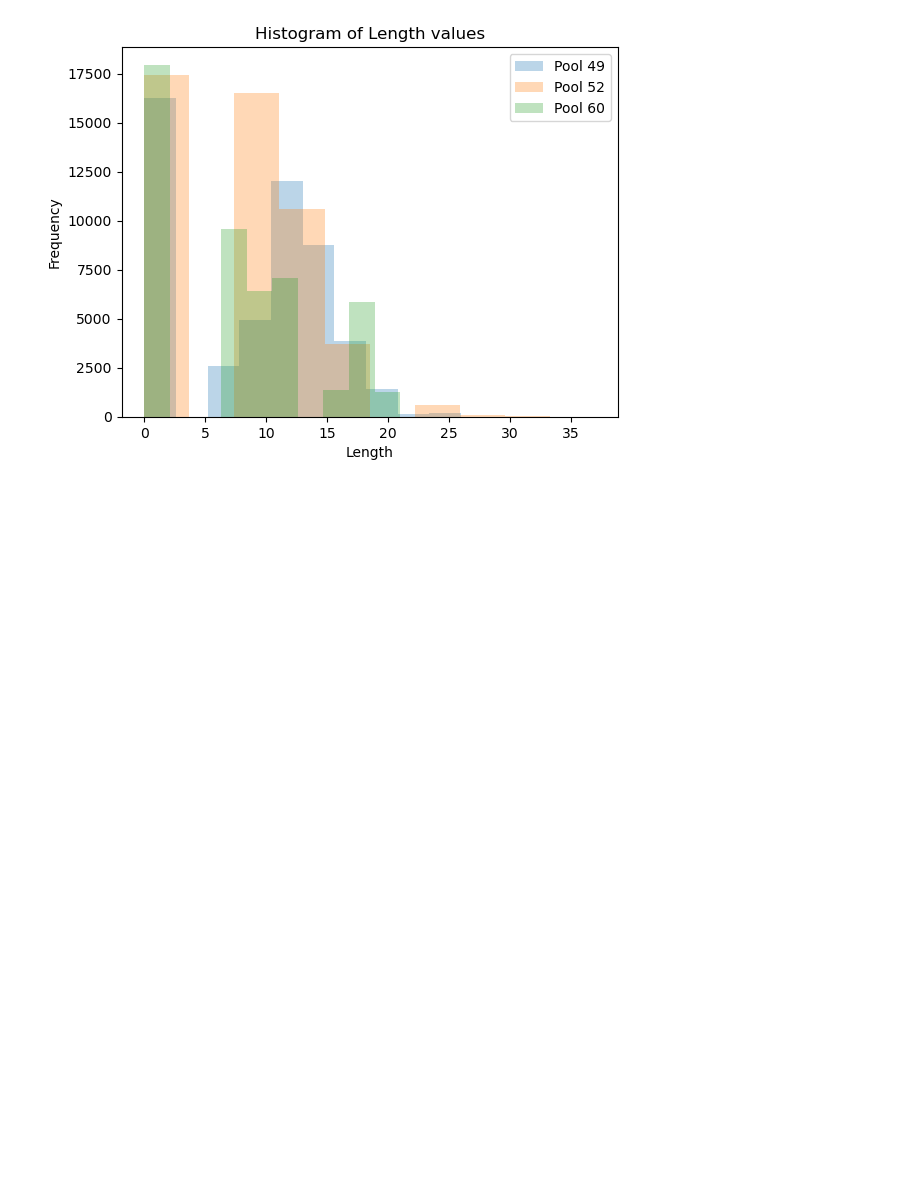
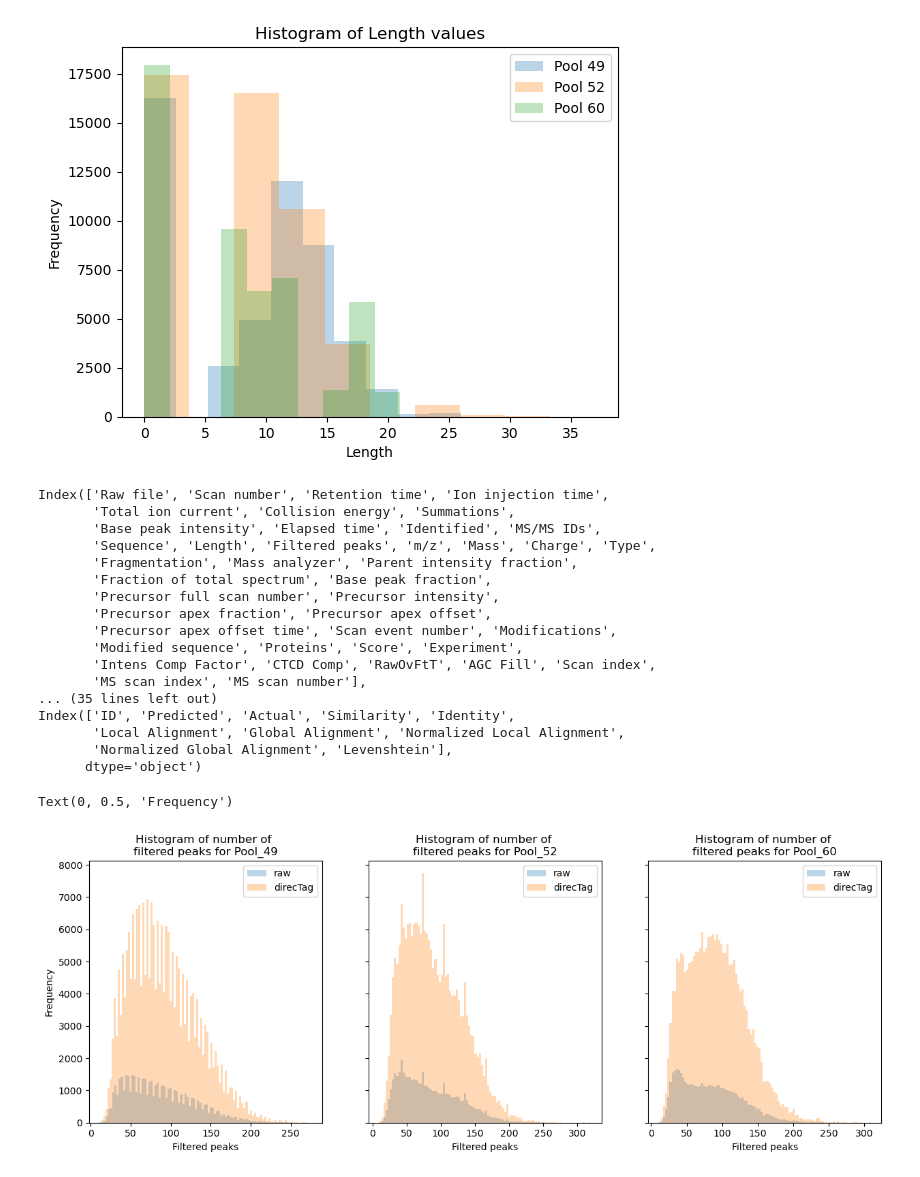
Before and after one commit to LukasStonie/PeptideDeNovoSequencing, a Jupyter notebook: Pipeline/Analysis/DistributionPool.ipynb, the cells around one changed output. Cells and saved outputs as stored; diff of their text form; code cells hidden in the pictures; blank space fills up the shorter version.

Commit message:
implement algorithm score in analysis

```diff
--- a/Pipeline/Analysis/DistributionPool.ipynb
+++ b/Pipeline/Analysis/DistributionPool.ipynb
@@ -48,3 +110,45 @@ plt.legend()
 plt.show()
 # %% [output]
 [figure]
+# %%
+fig, ax = plt.subplots(1, 3, figsize=(15, 5), sharey=True)
+col = 0
+for pool in pools:
+        # Load the data
+        raw_data =pd.read_csv(
+                f"../../Data/Datasets/{pool}/Thermo_SRM_{pool}_01_01_3xHCD-1h-R2-tryptic/msmsScans.txt",
+                sep='\t', index_col=None)
+        print(raw_data.columns)
+        direcTag = pd.read_csv(
+                f"../../Data/ScoringResults/{pool}/direcTag_scored.tsv",
+                sep='\t', index_col=None)
+        print(direcTag.columns)
+        merged = pd.merge(direcTag, raw_data, left_on='ID', right_on='Scan number', how='inner')
+        ax[col].hist(raw_data['Filtered peaks'], bins=100, alpha=0.3, label='raw')
+        ax[col].hist(merged['Filtered peaks'], bins=100, alpha=0.3, label='direcTag')
+        ax[col].set_title('Histogram of number of \nfiltered peaks for ' + pool)
+        ax[col].set_xlabel('Filtered peaks')
+        ax[col].legend()
+        col+=1
+
+ax[0].set_ylabel('Frequency')
+# %% [output]
+Index(['Raw file', 'Scan number', 'Retention time', 'Ion injection time',
+       'Total ion current', 'Collision energy', 'Summations',
+       'Base peak intensity', 'Elapsed time', 'Identified', 'MS/MS IDs',
+       'Sequence', 'Length', 'Filtered peaks', 'm/z', 'Mass', 'Charge', 'Type',
+       'Fragmentation', 'Mass analyzer', 'Parent intensity fraction',
+       'Fraction of total spectrum', 'Base peak fraction',
+       'Precursor full scan number', 'Precursor intensity',
+       'Precursor apex fraction', 'Precursor apex offset',
+       'Precursor apex offset time', 'Scan event number', 'Modifications',
+       'Modified sequence', 'Proteins', 'Score', 'Experiment',
+       'Intens Comp Factor', 'CTCD Comp', 'RawOvFtT', 'AGC Fill', 'Scan index',
+       'MS scan index', 'MS scan number'],
+... (35 lines left out)
+Index(['ID', 'Predicted', 'Actual', 'Similarity', 'Identity',
+       'Local Alignment', 'Global Alignment', 'Normalized Local Alignment',
+       'Normalized Global Alignment', 'Levenshtein'],
+      dtype='object')
+Text(0, 0.5, 'Frequency')
+[figure, added]
```
Also changed, not shown: parts of 4 cells of this notebook, 18 other files.
